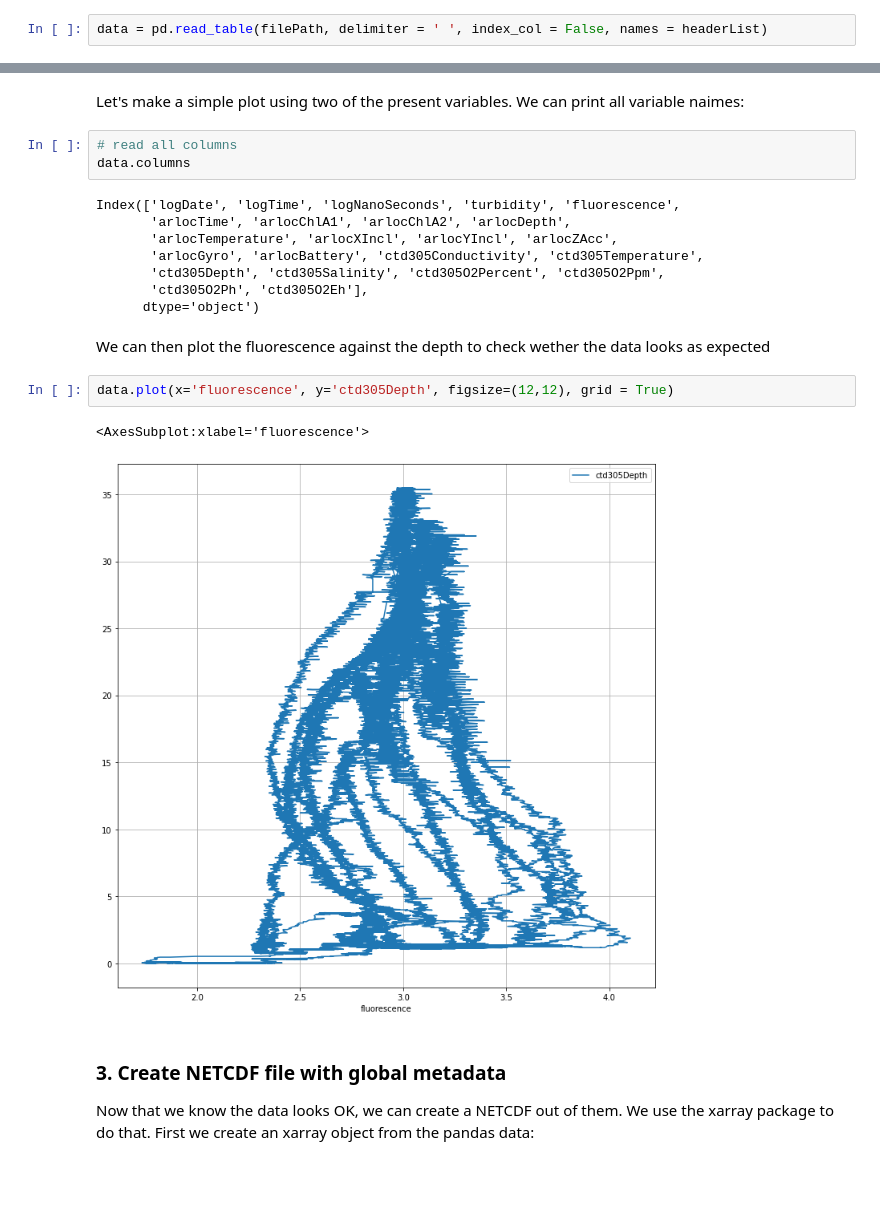
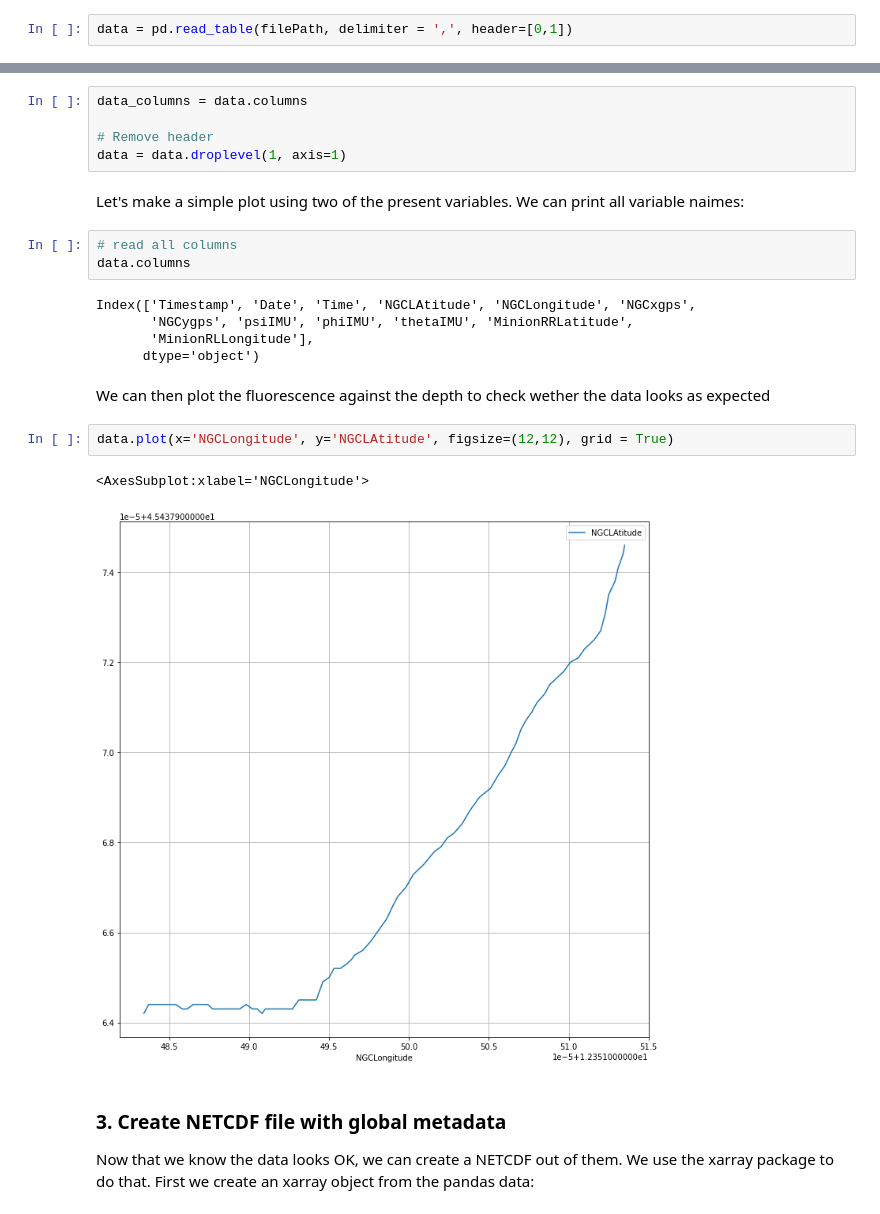
Before and after one commit to CorradoMotta/FAIR-Data-in-Marine-Robotics, a Jupyter notebook: netcdf_conventions.ipynb, the cells around one changed output, grey strips where cells are left out. Cells and saved outputs as stored; diff of their text form; blank space fills up the shorter version.

Commit message:
Completing base version of both notebooks Updates: * Adding robotic log and update notebooks to manage it * Mocking variable table and DB and create netcdf with variable   description

```diff
--- a/netcdf_conventions.ipynb
+++ b/netcdf_conventions.ipynb
@@ -137,6 +139,6 @@ Please add a value for  time_coverage_start
 ### 2. Import raw data <a class="anchor" id="import_data"></a>
 Let's import the data using read table method of pandas. We give as input the path, the delimiter as a single space, and the header list. We also set to not use the first column as index
 # %%
-data = pd.read_table(filePath, delimiter = ' ', index_col = False, names = headerList)
+data = pd.read_table(filePath, delimiter = ',', header=[0,1])
 # %% [markdown]
 The shape method tell us the dimensions of the imported table. in python, you can simply check what a method does using the help function:
@@ -167,23 +164,25 @@ data.shape
+# %%
+data_columns = data.columns
+
+# Remove header
+data = data.droplevel(1, axis=1)
 # %% [markdown]
 Let's make a simple plot using two of the present variables. We can print all variable naimes:
 # %%
 # read all columns
 data.columns
 # %% [output]
-Index(['logDate', 'logTime', 'logNanoSeconds', 'turbidity', 'fluorescence',
-       'arlocTime', 'arlocChlA1', 'arlocChlA2', 'arlocDepth',
-       'arlocTemperature', 'arlocXIncl', 'arlocYIncl', 'arlocZAcc',
-       'arlocGyro', 'arlocBattery', 'ctd305Conductivity', 'ctd305Temperature',
-       'ctd305Depth', 'ctd305Salinity', 'ctd305O2Percent', 'ctd305O2Ppm',
-       'ctd305O2Ph', 'ctd305O2Eh'],
+Index(['Timestamp', 'Date', 'Time', 'NGCLAtitude', 'NGCLongitude', 'NGCxgps',
+       'NGCygps', 'psiIMU', 'phiIMU', 'thetaIMU', 'MinionRRLatitude',
+       'MinionRLLongitude'],
       dtype='object')
 # %% [markdown]
 We can then plot the fluorescence against the depth to check wether the data looks as expected
 # %%
-data.plot(x='fluorescence', y='ctd305Depth', figsize=(12,12), grid = True)
+data.plot(x='NGCLongitude', y='NGCLAtitude', figsize=(12,12), grid = True)
 # %% [output]
-<AxesSubplot:xlabel='fluorescence'>
+<AxesSubplot:xlabel='NGCLongitude'>
-[figure, old version]
+[figure, new version]
 # %% [markdown]
 ### 3. Create NETCDF file with global metadata <a class="anchor" id="create_nc"></a>
 Now that we know the data looks OK, we can create a NETCDF out of them. We use the xarray package to do that. First we create an xarray object from the pandas data:
```
Also changed, not shown: parts of 23 cells of this notebook, 8 other files.
